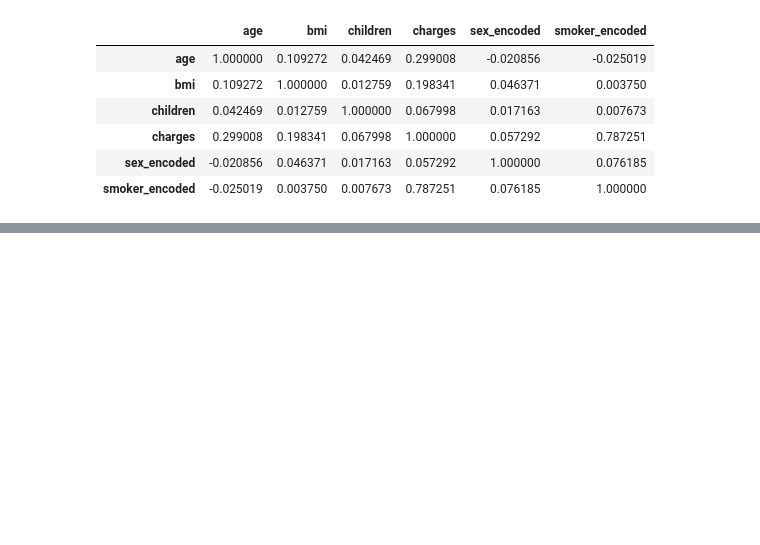
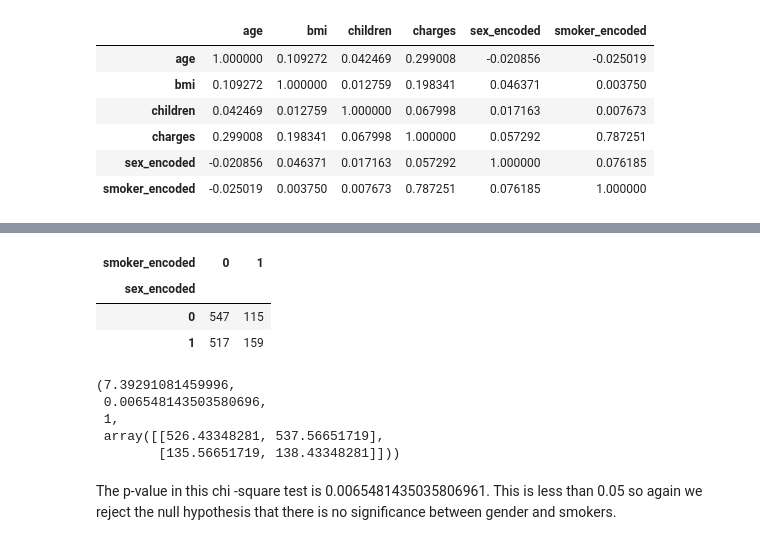
Before and after one commit to OCorry/Programming-for-Data-Analysis-Assessment-2022, a Jupyter notebook: Programming for Data Analysis Project 2022.ipynb, the cells around one changed output, grey strips where cells are left out. Saved outputs shown, nothing was run; the diff lists cells and outputs as text; code cells hidden in the pictures; blank space fills up the shorter version.

```diff
--- a/Programming for Data Analysis Project 2022.ipynb
+++ b/Programming for Data Analysis Project 2022.ipynb
@@ -306,3 +361,23 @@ LinregressResult(slope=0.2517577156218414, intercept=31.48727866413337, rvalue=0
+# %%
+# Using pandas to generate a table of the smokers and non-smokers from the dataframe
+pd.crosstab(df.sex_encoded, df.smoker_encoded)
+# %% [output]
+| smoker_encoded | 0 | 1 |
+| sex_encoded |  |  |
+| 0 | 547 | 115 |
+| 1 | 517 | 159 |
+# %%
+#running chi2_contingency from the scipy.stats library to check for relationship between categorical variables, sex_encoded & smoker_encoded
+st.chi2_contingency
+chi2_contingency(pd.crosstab(df.smoker_encoded, df.sex_encoded))
+# %% [output]
+(7.39291081459996,
+ 0.006548143503580696,
+ 1,
+ array([[526.43348281, 537.56651719],
+        [135.56651719, 138.43348281]]))
+# %% [markdown]
+The p-value in this chi -square test is 0.0065481435035806961. This is less than 0.05 so again we reject the null hypothesis that there is no significance between gender and smokers.
 # %% [markdown]
 ## References
 ***
```
Also changed, not shown: parts of 21 cells of this notebook.
